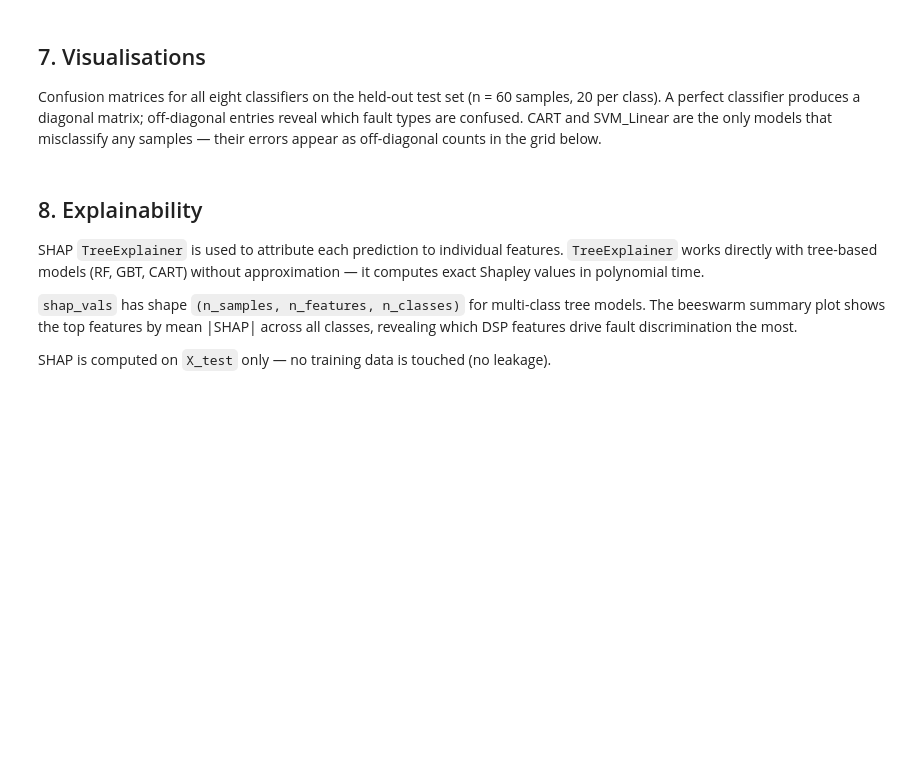
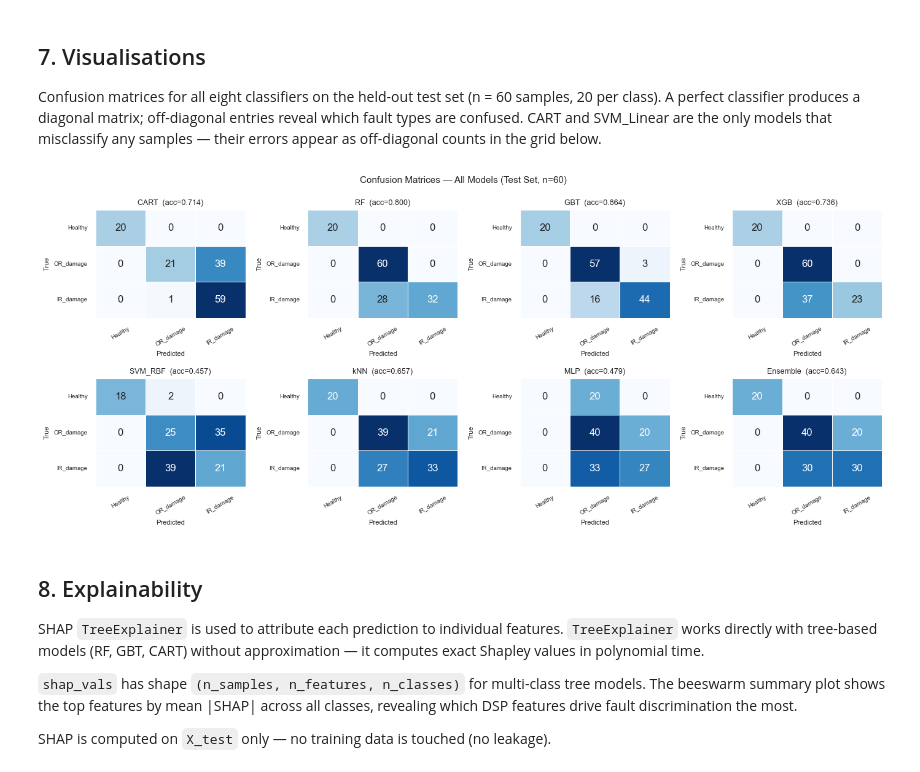
Before and after one commit to Dingding1996/bearing-fault-diagnosis, a Jupyter notebook: 04_main_pipeline.ipynb, the cells around one changed output. Saved outputs shown, nothing was run; the diff lists cells and outputs as text; code cells hidden in the pictures; blank space fills up the shorter version.

Commit message:
update(ml-classification): replace SVM_Linear with XGBoost classifier

```diff
--- a/04_main_pipeline.ipynb
+++ b/04_main_pipeline.ipynb
@@ -109,14 +109,14 @@ STFT_NOVERLAP = 1536
 # Dataset selection — controls which bearings are downloaded AND iterated.
 #   MINIMAL_SET : 15 bearings, real damage only  (~2.4 GB)
 #   FULL_SET    : 32 bearings, includes artificial damage  (~5 GB)
-BEARING_SET = MINIMAL_SET   # swap to FULL_SET to use all bearings
+BEARING_SET = FULL_SET   # swap to FULL_SET to use all bearings
 
 # Operating condition filter.
 #   None  → use all four conditions (N15_M07_F10, N09_M07_F10, N15_M01_F10, N15_M07_F04)
 #           ~1 200 signals total; absolute-frequency features are normalised to
 #           speed-invariant orders in Section 3f-ii.
 #   str   → restrict to a single condition, e.g. 'N15_M07_F10'
-SETTING_FILTER  = None
+SETTING_FILTER  = 'N15_M07_F10'
 USE_CURRENT     = True
 USE_VIBRATION   = True
 
@@ -787,16 +841,17 @@ as the held-out evaluation set that is not touched during model selection.
 # 5. Cross-Validation & Model Selection
 # =========================================================
 
-# Split by bearing identity, not by signal, to prevent leakage.
-# GroupShuffleSplit guarantees that every signal from a given bearing
-# lands entirely in train OR test — never split across both.
-gss = GroupShuffleSplit(n_splits=1, test_size=TEST_SIZE, random_state=RANDOM_STATE)
-train_idx, test_idx = next(gss.split(X, y, groups=groups))
+# StratifiedGroupKFold guarantees two things simultaneously:
+#   1. All signals from the same bearing stay in the same fold (no leakage)
+#   2. Each fold has approximately the same class distribution
+# With 5 bearings per class and n_splits=5, each test fold gets exactly
+# 1 bearing per class (20 signals/class → 60 signals total in test).
+sgkf = StratifiedGroupKFold(n_splits=N_SPLITS, shuffle=True, random_state=RANDOM_STATE)
+train_idx, test_idx = next(sgkf.split(X, y, groups=groups))
 
 X_train, X_test = X[train_idx], X[test_idx]
 y_train, y_test = y[train_idx], y[test_idx]
 
-# Report which physical bearings ended up in each split
 train_bearings = np.unique(groups[train_idx])
 test_bearings  = np.unique(groups[test_idx])
 print(f"Train: {X_train.shape}  bearings={list(train_bearings)}")
@@ -841,36 +921,38 @@ their errors appear as off-diagonal counts in the grid below.
 # --- 7a. Confusion Matrix Grid (all models) ---
 # results[name]['confusion_matrix'] is already computed — no re-training needed.
 
-_model_order = ['CART', 'RF', 'GBT', 'SVM_RBF',
-                 'SVM_Linear', 'kNN', 'MLP', 'Ensemble']
+_model_order = ['CART', 'RF', 'GBT', 'XGB',
+                 'SVM_RBF', 'kNN', 'MLP', 'Ensemble']
 
 fig, axes = plt.subplots(2, 4, figsize=(14, 6))
 axes = axes.flatten()
 
 for ax, name in zip(axes, _model_order):
     cm = results[name]['confusion_matrix']
     acc = results[name]['accuracy']
     sns.heatmap(
         cm,
         annot=True,
         fmt='d',
         cmap='Blues',
         xticklabels=class_names,
         yticklabels=class_names,
         ax=ax,
         cbar=False,
         linewidths=0.5,
     )
     ax.set_title(f"{name}  (acc={acc:.3f})", fontsize=9)
     ax.set_xlabel("Predicted", fontsize=8)
     ax.set_ylabel("True", fontsize=8)
     ax.tick_params(axis='x', labelsize=7, rotation=30)
     ax.tick_params(axis='y', labelsize=7, rotation=0)
 
 fig.suptitle("Confusion Matrices — All Models (Test Set, n=60)", fontsize=11)
 plt.tight_layout()
 plt.savefig(PLOTS_DIR / "07_confusion_matrices.png", dpi=150, bbox_inches="tight")
 plt.show()
+# %% [output]
+[figure, added]
 # %% [markdown]
 ## 8. Explainability
 
```
Also changed, not shown: parts of 15 cells of this notebook, 1 other file.
